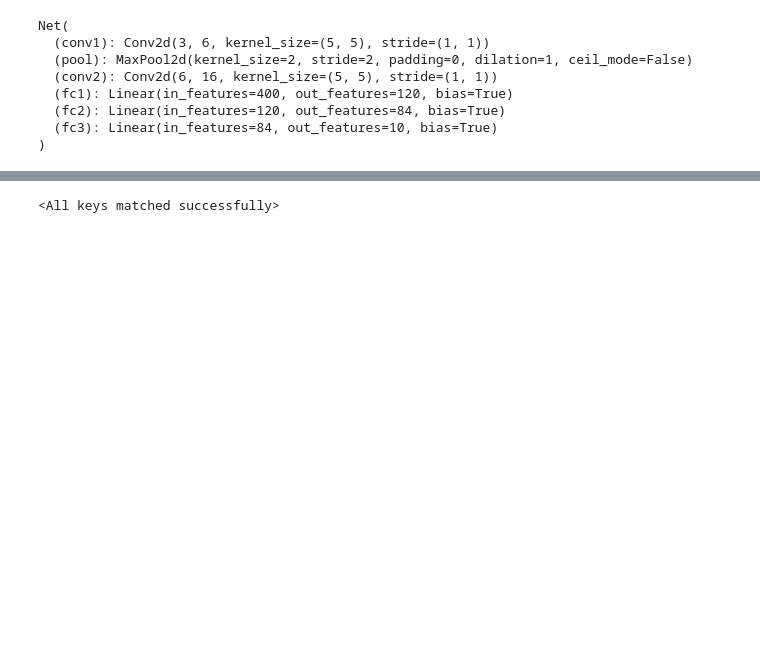
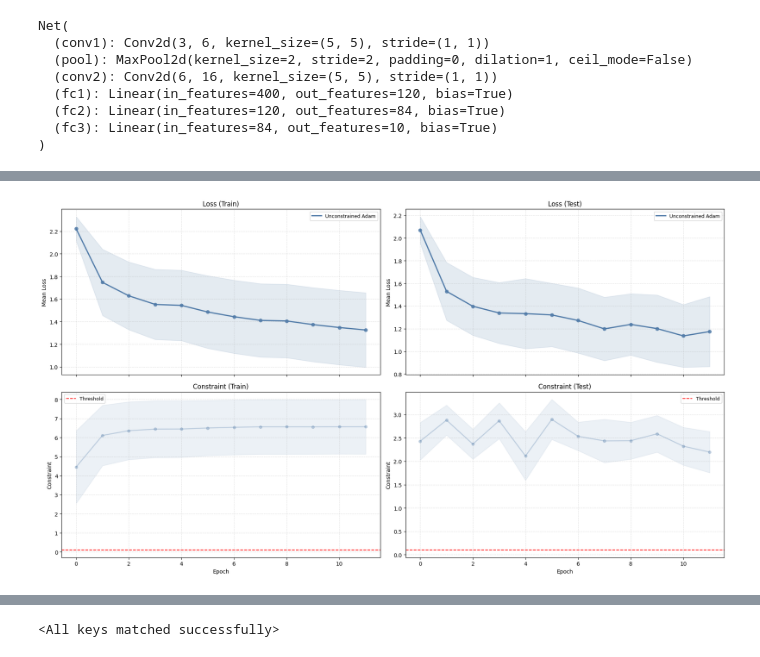
Before and after one commit to andrewklayk/humancompatible-train, a Jupyter notebook: experiments/cifar_experiment.ipynb, the cells around one changed output, grey strips where cells are left out. Saved outputs shown, nothing was run; the diff lists cells and outputs as text; code cells hidden in the pictures; blank space fills up the shorter version.

Commit message:
cifar10 done for unconstrained optimization - TODO: PBM next

```diff
--- a/experiments/cifar_experiment.ipynb
+++ b/experiments/cifar_experiment.ipynb
@@ -12,11 +14,14 @@ print(device)
 cpu
 # %%
 # define the number of epochs + seed
-n_epochs = 2
+n_epochs = 3
 seed_n = 1
 
 # define checkpoint path
-PATH_CHECKPOINT = './cifar_net.pth'
+PATH_CHECKPOINT = './data/cifar_net.pth'
+
+# define save path
+log_path = "./data/logs/log_benchmark_stochastic_cifar.npz"
 
 # define fair threshold
 fair_crit_bound = 0.1  # define the bound on the criterion
@@ -26,7 +31,7 @@ transform = transforms.Compose(
     [transforms.ToTensor(),
      transforms.Normalize((0.5, 0.5, 0.5), (0.5, 0.5, 0.5))])
 
-batch_size = 4
+batch_size = 16
 
 trainset = torchvision.datasets.CIFAR10(root='./data', train=True,
                                         download=True, transform=transform)
@@ -43,5 +48,9 @@ classes = ('plane', 'car', 'bird', 'cat',
 
 class_ind = {}
 
+# index the classes
 for i, classn in enumerate(classes):
     class_ind[classn] = i
+
+print(classes)
+print(class_ind)
@@ -193,5 +204,5 @@ def test_network(network):
     overall_accuracy = soft_acc_per_group.mean()
     constr = torch.norm(1 - soft_acc_per_group / overall_accuracy, p=1)
 
-    # returns total hard accuracy, hard accuracy per group, soft accuracy per group and accuracy constraint
-    return loss_log, c_log, correct / total , correct_pred, soft_acc_per_group, constr
+    # returns loss, constraints, total hard accuracy, hard accuracy per group, soft accuracy per group
+    return loss_log, c_log, correct / total , correct_pred, constr, soft_acc_per_group
@@ -291,0 +620,39 @@ ValueError: too many values to unpack (expected 5)
+# %%
+# plot the results
+
+losses = list(np.load(log_path)["losses"])
+constraints = list(np.load(log_path)["constraints"])
+losses_std = list(np.load(log_path)["losses_std"])
+constraints_std = list(np.load(log_path)["constraints_std"])
+losses_t = list(np.load(log_path)["losses_t"])
+constraints_t = list(np.load(log_path)["constraints_t"])
+losses_std_t = list(np.load(log_path)["losses_std_t"])
+constraints_std_t = list(np.load(log_path)["constraints_std_t"])
+accuracy = list(np.load(log_path)["accuracy"])
+accuracy_per_group = list(np.load(log_path,allow_pickle=True)["accuracy_per_group"])
+accuracy_t = list(np.load(log_path)["accuracy_t"])
+accuracy_per_group_t = list(np.load(log_path,allow_pickle=True)["accuracy_per_group_t"])
+
+plot_losses_and_constraints_stochastic(
+    losses,
+    losses_std,
+    constraints,
+    constraints_std,
+    [fair_crit_bound],
+    test_losses_list=losses_t,
+    test_losses_std_list=losses_std_t,
+    test_constraints_list=constraints_t,
+    test_constraints_std_list=constraints_std_t,
+    titles=[
+        "Unconstrained Adam",
+        "SSW",
+        "SSLALM-Adam",
+        "PBM"
+    ],
+    log_constraints=False,
+    std_multiplier=1,
+    mode='train_test', # change this to 'train', to ignore the test
+    plot_time_instead_epochs=False
+)
+# %% [output]
+[figure, added]
```
Also changed, not shown: parts of 11 cells of this notebook.
